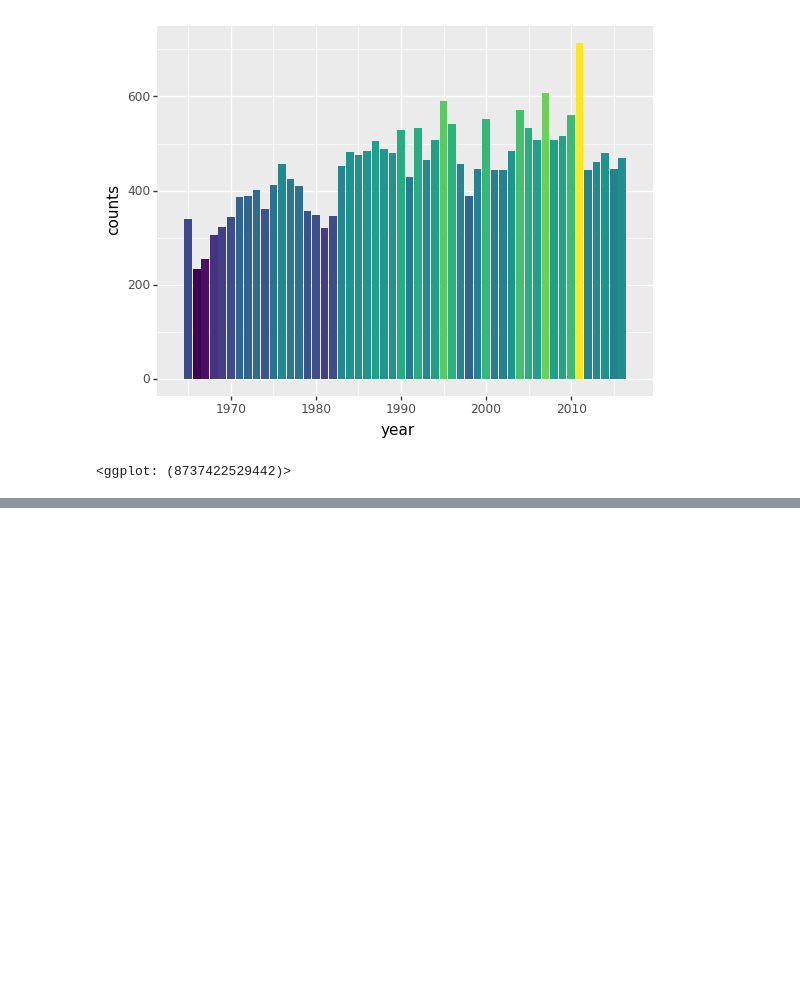
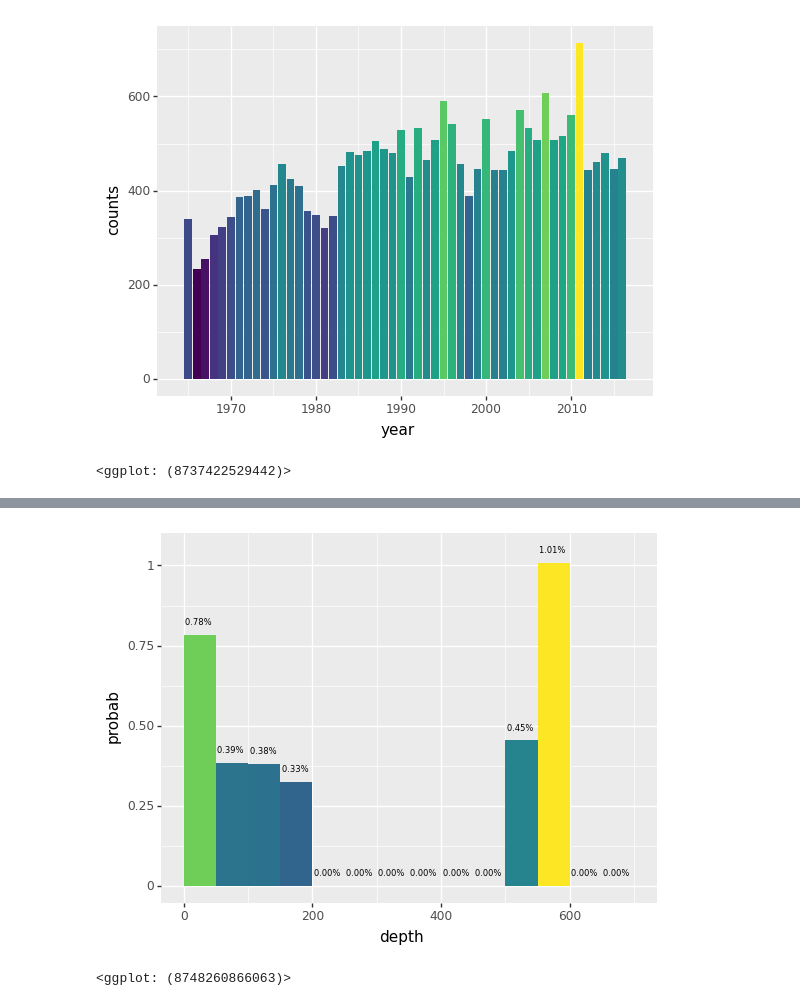
Before and after one commit to SeanLi-OI/Earthquake-Statistics, a Jupyter notebook: Earthquakes.ipynb, the cells around one changed output, grey strips where cells are left out. Cells and saved outputs as stored; diff of their text form; code cells hidden in the pictures; blank space fills up the shorter version.

```diff
--- a/Earthquakes.ipynb
+++ b/Earthquakes.ipynb
@@ -317,0 +322,58 @@ plt.show()
+# %%
+from plotnine import *
+import pandas as pd
+import numpy as np
+import datetime
+
+df = pd.read_csv('database.csv')
+records = df.to_dict(orient='records')
+for record in records:
+  date=record['Date']
+  if date[-1]=='Z':
+    month, day, year = date[5:7],date[8:10],date[:4]
+  else:
+    month, day, year = date.split('/')
+  record['date']=datetime.date(int(year),int(month),int(day))
+
+time_delta=datetime.timedelta(days=90)
+latitude_delta=0.02
+longitude_delta=0.02
+interval = 50
+N = 15
+
+count_as=[0]*N
+count_all=[0]*N
+for i in range(len(records)):
+  last_day = records[i]['date']+time_delta
+  is_as = False
+  for j in range(i+1,len(records)):
+    if records[j]['date'] > last_day:
+      break
+    if abs(records[i]['Latitude']-records[j]['Latitude'])>latitude_delta \
+       or abs(records[i]['Longitude']-records[j]['Longitude'])>longitude_delta \
+       or records[i]['Magnitude'] < records[j]['Magnitude']:
+      continue
+    is_as = True
+  depth=int(records[i]['Depth']//interval)
+  if is_as:
+    count_as[depth] = count_as[depth] +1
+  count_all[depth] = count_all[depth] +1
+
+probab_as=[]
+for i in range(N):
+  probab_as.append(count_as[i]*100.0/count_all[i])
+
+as_probab={
+    'depth': range(interval//2,N*interval-interval//2+1,interval),
+    'probab': probab_as
+}
+as_probab=pd.DataFrame(as_probab)
+ggplot(as_probab,aes(x='depth',y='probab',fill='probab',width=interval)) \
+       + geom_bar(stat='identity') \
+       + xlim(0,701) \
+       + theme(legend_position = 'none') \
+       + geom_text(aes(x='depth',y='probab',label='probab') \
+                   , format_string='{:.2f}% ', nudge_y=0.04, size=6) \
+# %% [output]
+[figure, added]
+<ggplot: (8748260866063)>
```
Also changed, not shown: parts of 3 cells of this notebook.
